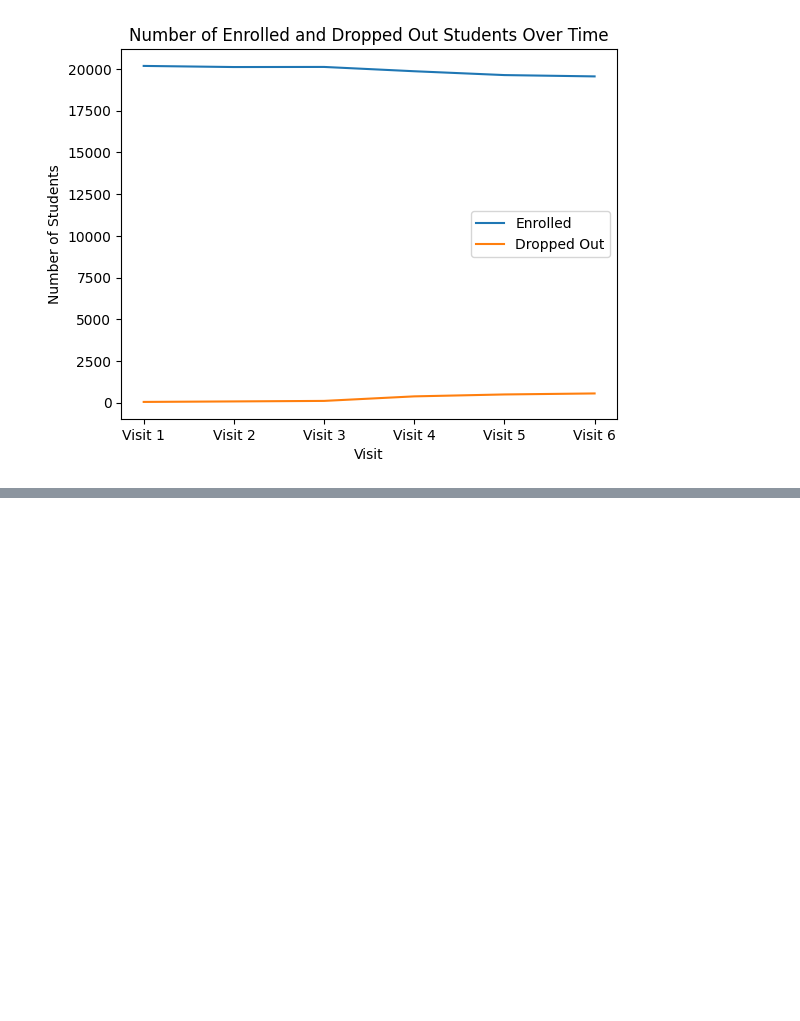
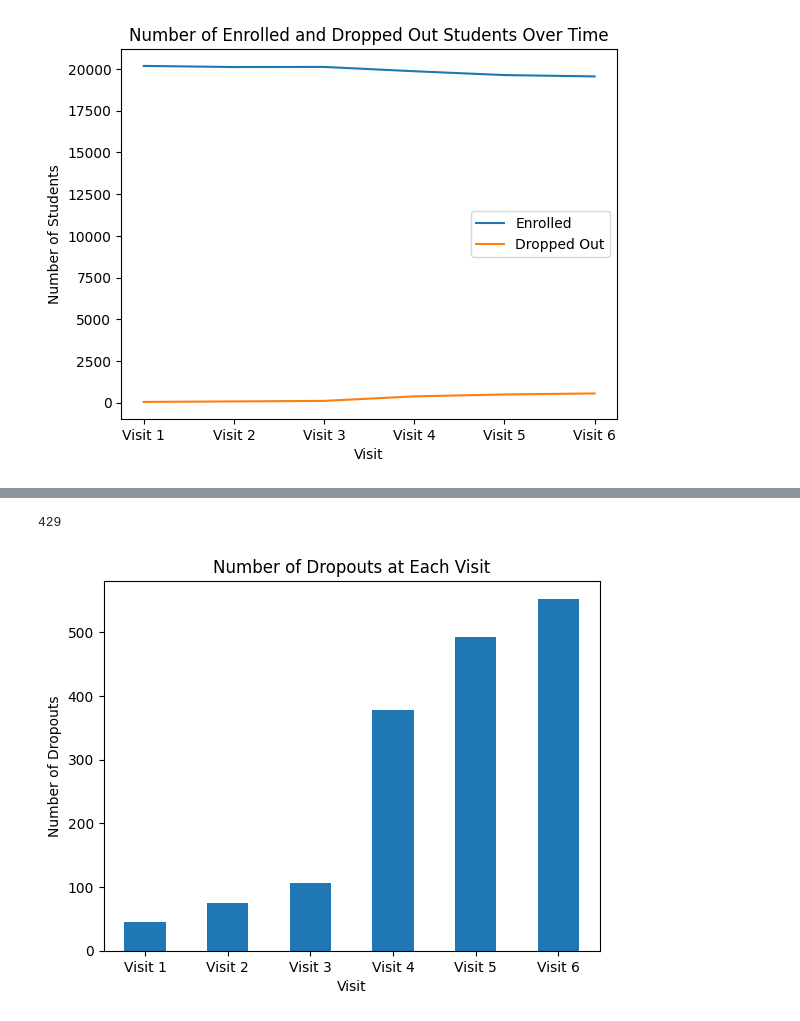
Before and after one commit to neylabelmaachi/schoolpred, a Jupyter notebook: notebooks/andriigegliuk_features_selection_visits.ipynb, the cells around one changed output, grey strips where cells are left out. Drawn from its saved outputs; the diff is of its cells as text; code cells hidden in the pictures; blank space fills up the shorter version.

```diff
--- a/notebooks/andriigegliuk_features_selection_visits.ipynb
+++ b/notebooks/andriigegliuk_features_selection_visits.ipynb
@@ -446,0 +467,15 @@ test_status
+# %%
+test_status['schoolunitid'].nunique()
+# %% [output]
+429
+# %%
+# dropouts at Each Visit
+
+dropped_counts.plot(kind='bar')
+plt.xlabel('Visit')
+plt.ylabel('Number of Dropouts')
+plt.title('Number of Dropouts at Each Visit')
+plt.xticks(rotation=0)
+plt.show()
+# %% [output]
+[figure, added]
```
Also changed, not shown: parts of 9 cells of this notebook.
